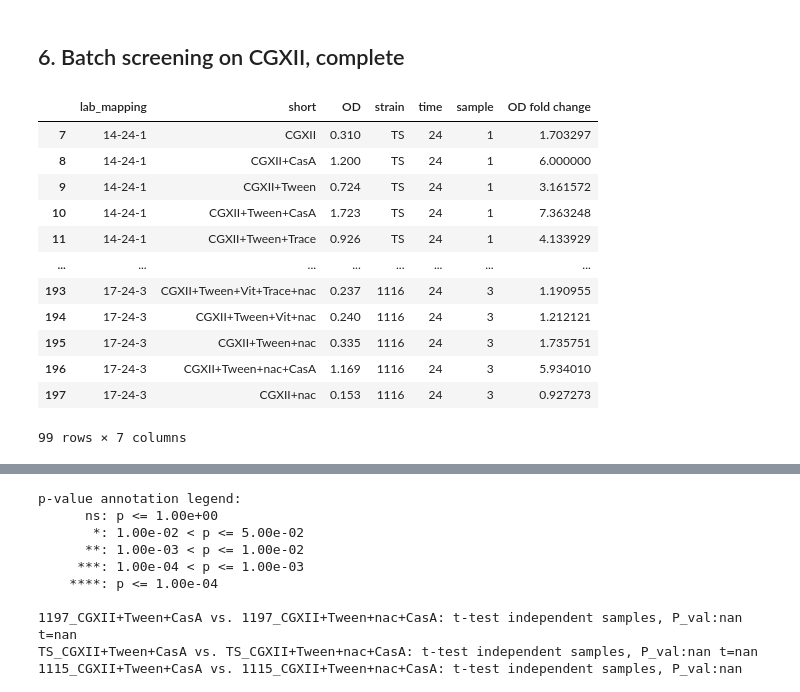
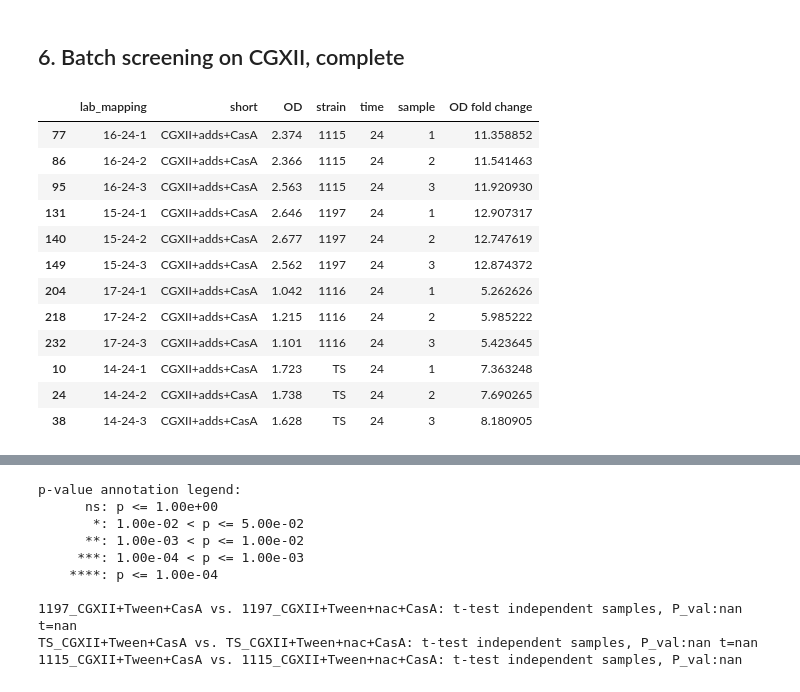
Before and after one commit to draeger-lab/C_striatum_wetlab, a Jupyter notebook: binary_growth_phenotypes/code/binary_eval.ipynb, the cells around one changed output, grey strips where cells are left out. Cells and saved outputs as stored; diff of their text form; code cells hidden in the pictures.

```diff
--- a/binary_growth_phenotypes/code/binary_eval.ipynb
+++ b/binary_growth_phenotypes/code/binary_eval.ipynb
@@ -1056,23 +1198,27 @@ plt.close('all')
 # %%
 # create two dataframes (at t=0 and at t=24)
 time = [v for k, v in pd.read_csv('../data/agg/CGXII_OD.csv').groupby('time')]
 change = time[1]
 # determine fold change by dividing t=24 by t=0
 change['OD fold change'] = time[1]['OD'].values / time[0]['OD'].values
 # change strain from lab names to real names
 change['strain'].replace(STRAINS_LAB, inplace=True)
-change
+ts = change[change['strain'] == 'TS']
+change = change.append(ts[ts['short'] == 'CGXII+Tween'].replace({'CGXII+Tween':'CGXII+adds'}))
+ts = change[change['strain'] == 'TS']
+change = change.append(ts[ts['short'] == 'CGXII+Tween+CasA'].replace({'CGXII+Tween+CasA':'CGXII+adds+CasA'}))
+change[change['short'] == 'CGXII+adds+CasA']
 # %% [output]
 |  | lab_mapping | short | OD | strain | time | sample | OD fold change |
-| 7 | 14-24-1 | CGXII | 0.310 | TS | 24 | 1 | 1.703297 |
-| 8 | 14-24-1 | CGXII+CasA | 1.200 | TS | 24 | 1 | 6.000000 |
-| 9 | 14-24-1 | CGXII+Tween | 0.724 | TS | 24 | 1 | 3.161572 |
-| 10 | 14-24-1 | CGXII+Tween+CasA | 1.723 | TS | 24 | 1 | 7.363248 |
-| 11 | 14-24-1 | CGXII+Tween+Trace | 0.926 | TS | 24 | 1 | 4.133929 |
-| ... | ... | ... | ... | ... | ... | ... | ... |
-| 193 | 17-24-3 | CGXII+Tween+Vit+Trace+nac | 0.237 | 1116 | 24 | 3 | 1.190955 |
-| 194 | 17-24-3 | CGXII+Tween+Vit+nac | 0.240 | 1116 | 24 | 3 | 1.212121 |
-| 195 | 17-24-3 | CGXII+Tween+nac | 0.335 | 1116 | 24 | 3 | 1.735751 |
-| 196 | 17-24-3 | CGXII+Tween+nac+CasA | 1.169 | 1116 | 24 | 3 | 5.934010 |
-| 197 | 17-24-3 | CGXII+nac | 0.153 | 1116 | 24 | 3 | 0.927273 |
+| 77 | 16-24-1 | CGXII+adds+CasA | 2.374 | 1115 | 24 | 1 | 11.358852 |
+| 86 | 16-24-2 | CGXII+adds+CasA | 2.366 | 1115 | 24 | 2 | 11.541463 |
+| 95 | 16-24-3 | CGXII+adds+CasA | 2.563 | 1115 | 24 | 3 | 11.920930 |
+| 131 | 15-24-1 | CGXII+adds+CasA | 2.646 | 1197 | 24 | 1 | 12.907317 |
+| 140 | 15-24-2 | CGXII+adds+CasA | 2.677 | 1197 | 24 | 2 | 12.747619 |
+| 149 | 15-24-3 | CGXII+adds+CasA | 2.562 | 1197 | 24 | 3 | 12.874372 |
+| 204 | 17-24-1 | CGXII+adds+CasA | 1.042 | 1116 | 24 | 1 | 5.262626 |
+| 218 | 17-24-2 | CGXII+adds+CasA | 1.215 | 1116 | 24 | 2 | 5.985222 |
+| 232 | 17-24-3 | CGXII+adds+CasA | 1.101 | 1116 | 24 | 3 | 5.423645 |
+| 10 | 14-24-1 | CGXII+adds+CasA | 1.723 | TS | 24 | 1 | 7.363248 |
+| 24 | 14-24-2 | CGXII+adds+CasA | 1.738 | TS | 24 | 2 | 7.690265 |
+| 38 | 14-24-3 | CGXII+adds+CasA | 1.628 | TS | 24 | 3 | 8.180905 |
-99 rows × 7 columns
```
Also changed, not shown: parts of 15 cells of this notebook, 8 other files.
